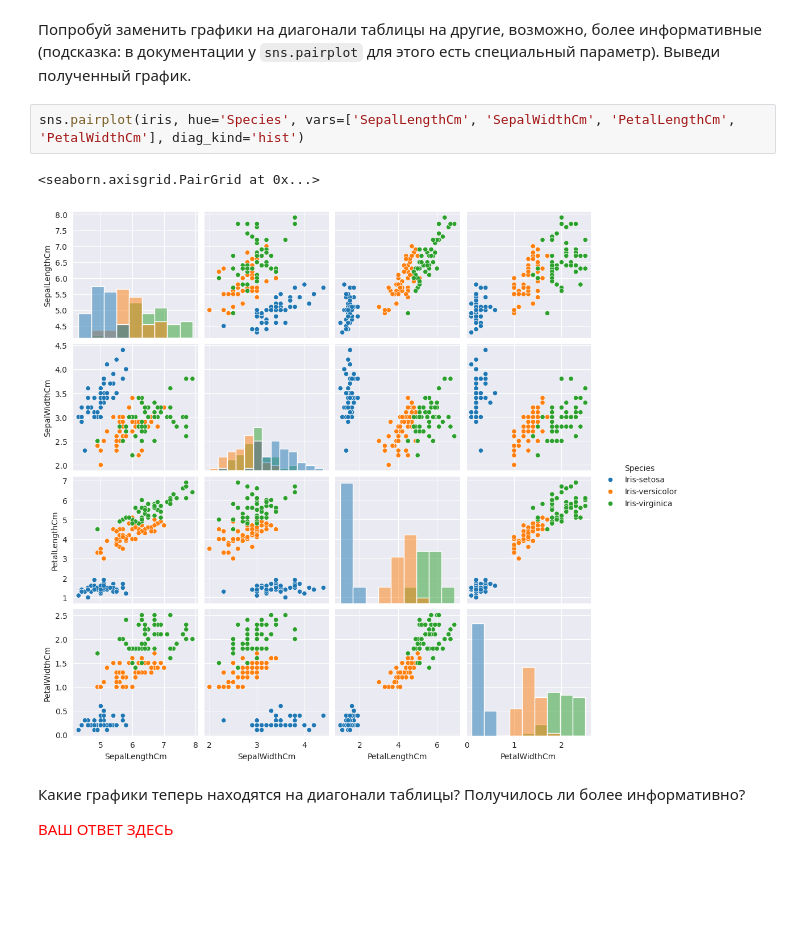
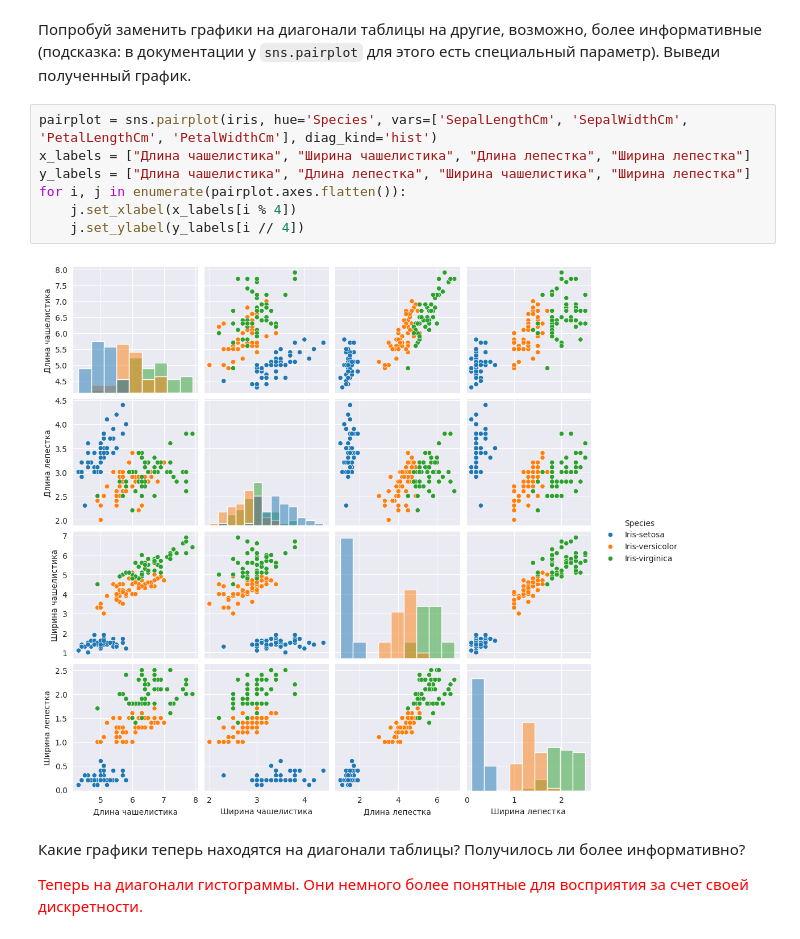
Before and after one commit to Andrei24511/python_archive, a Jupyter notebook: lab_1_np_pandas_matplotlib.ipynb, the cells around one changed output. Saved outputs shown, nothing was run; the diff lists cells and outputs as text; blank space fills up the shorter version.

```diff
--- a/lab_1_np_pandas_matplotlib.ipynb
+++ b/lab_1_np_pandas_matplotlib.ipynb
@@ -714,12 +723,16 @@ sns.pairplot(iris, hue='Species', vars=['SepalLengthCm', 'SepalWidthCm', 'PetalL
 <font color='red'> ВАШ ОТВЕТ ЗДЕСЬ </font>
 # %% [markdown]
 Попробуй заменить графики на диагонали таблицы на другие, возможно, более информативные (подсказка: в документации у `sns.pairplot` для этого есть специальный параметр). Выведи полученный график.
-# %%
-sns.pairplot(iris, hue='Species', vars=['SepalLengthCm', 'SepalWidthCm', 'PetalLengthCm', 'PetalWidthCm'], diag_kind='hist')
-# %% [output]
-<seaborn.axisgrid.PairGrid at 0x...>
-[figure, removed]
+# %%
+pairplot = sns.pairplot(iris, hue='Species', vars=['SepalLengthCm', 'SepalWidthCm', 'PetalLengthCm', 'PetalWidthCm'], diag_kind='hist')
+x_labels = ["Длина чашелистика", "Ширина чашелистика", "Длина лепестка", "Ширина лепестка"]
+y_labels = ["Длина чашелистика", "Длина лепестка", "Ширина чашелистика", "Ширина лепестка"]
+for i, j in enumerate(pairplot.axes.flatten()):
+    j.set_xlabel(x_labels[i % 4])
+    j.set_ylabel(y_labels[i // 4])
+# %% [output]
+[figure, added]
 # %% [markdown]
 Какие графики теперь находятся на диагонали таблицы? Получилось ли более информативно?
 
-<font color='red'> ВАШ ОТВЕТ ЗДЕСЬ </font>
+<font color='red'>Теперь на диагонали гистограммы. Они немного более понятные для восприятия за счет своей дискретности.</font>
```
Also changed, not shown: parts of 6 cells of this notebook.
